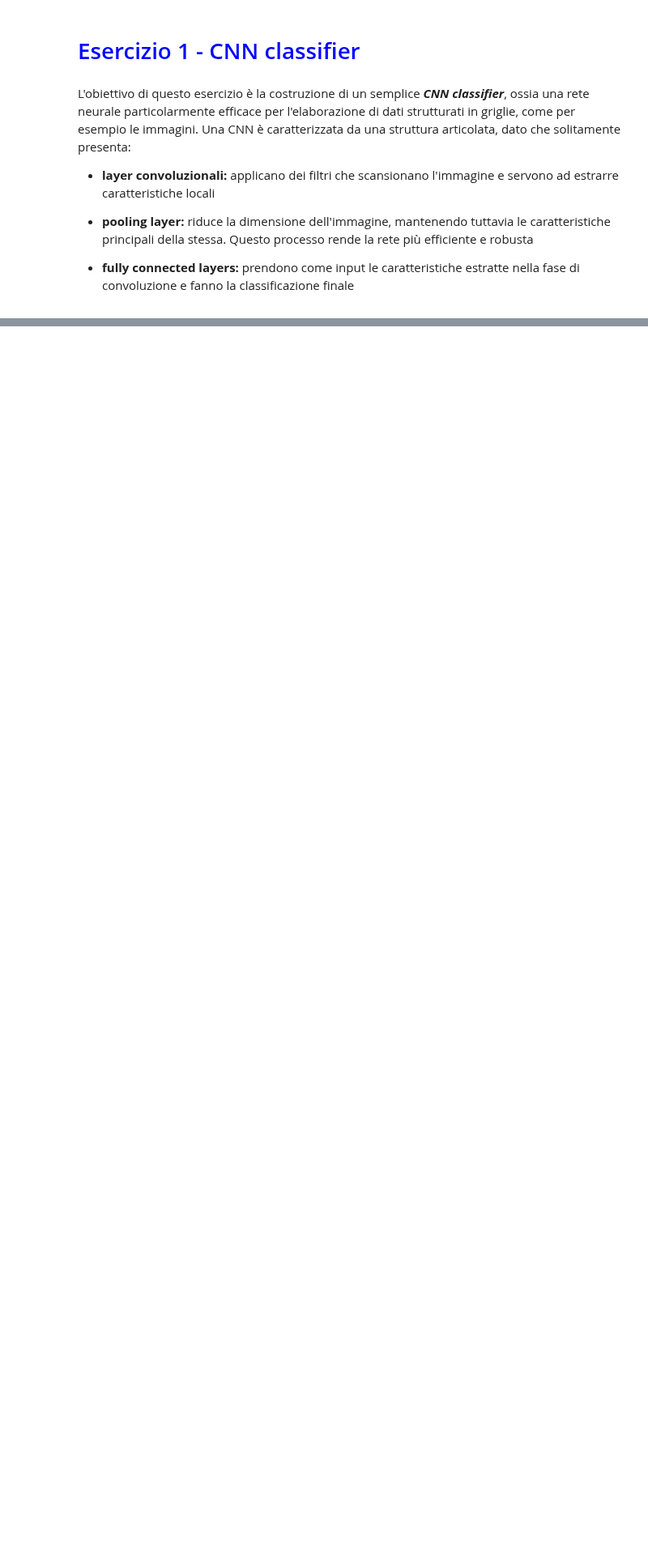
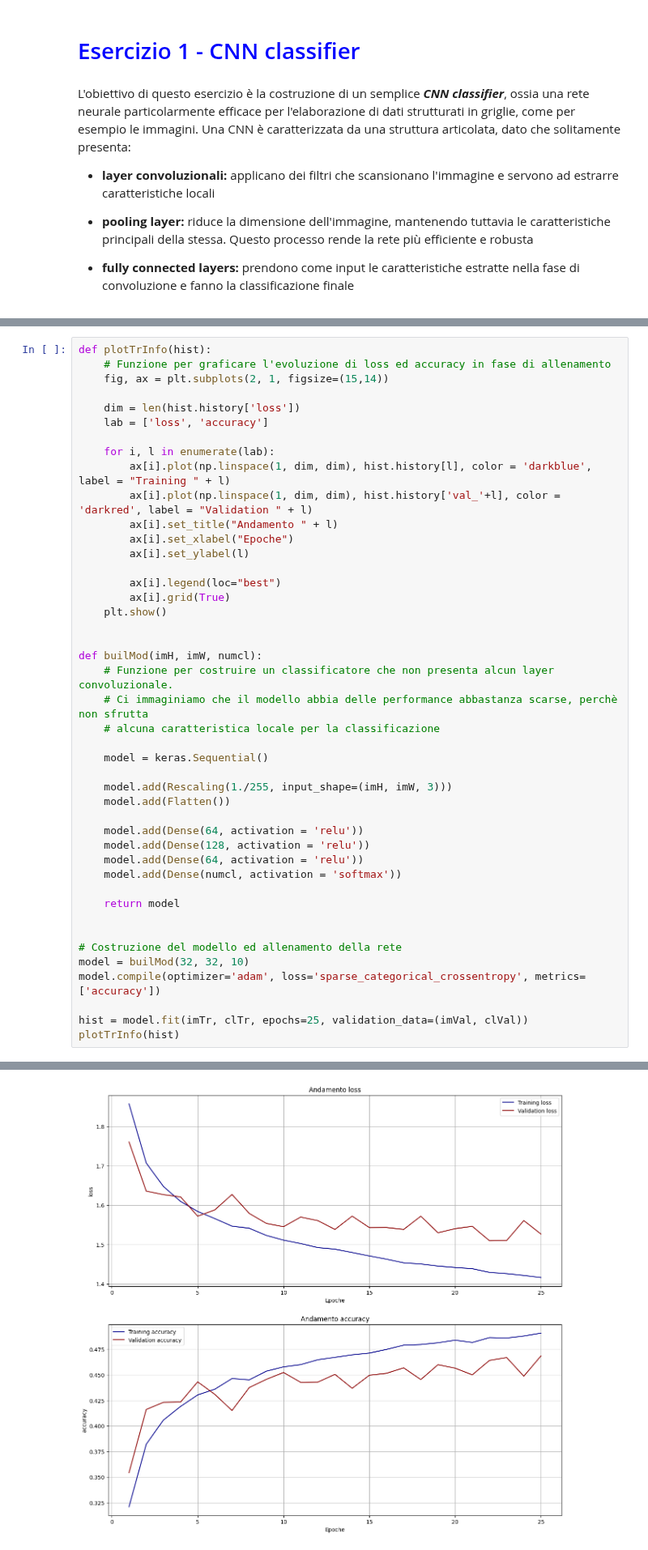
Before and after one commit to Negrini085/DeepLearning, a Jupyter notebook: Esercitazioni/lab_07.ipynb, the cells around one changed output, grey strips where cells are left out. Shown at 81% size. Cells and saved outputs as stored; diff of their text form; blank space fills up the shorter version.

```diff
--- a/Esercitazioni/lab_07.ipynb
+++ b/Esercitazioni/lab_07.ipynb
@@ -68,3 +62,48 @@ Dimensione training label: (50000, 1)
 Dimensione validation data: (10000, 32, 32, 3)
 Dimensione validation label: (10000, 1)
 [figure]
+# %%
+def plotTrInfo(hist):
+    # Funzione per graficare l'evoluzione di loss ed accuracy in fase di allenamento
+    fig, ax = plt.subplots(2, 1, figsize=(15,14))
+
+    dim = len(hist.history['loss'])
+    lab = ['loss', 'accuracy']
+
+    for i, l in enumerate(lab):
+        ax[i].plot(np.linspace(1, dim, dim), hist.history[l], color = 'darkblue', label = "Training " + l)
+        ax[i].plot(np.linspace(1, dim, dim), hist.history['val_'+l], color = 'darkred', label = "Validation " + l)
+        ax[i].set_title("Andamento " + l)
+        ax[i].set_xlabel("Epoche")
+        ax[i].set_ylabel(l)
+
+        ax[i].legend(loc="best")
+        ax[i].grid(True)
+    plt.show()
+
+
+def builMod(imH, imW, numcl):
+    # Funzione per costruire un classificatore che non presenta alcun layer convoluzionale.
+    # Ci immaginiamo che il modello abbia delle performance abbastanza scarse, perchè non sfrutta
+    # alcuna caratteristica locale per la classificazione
+
+    model = keras.Sequential()
+
+    model.add(Rescaling(1./255, input_shape=(imH, imW, 3)))
+    model.add(Flatten())
+
+    model.add(Dense(64, activation = 'relu'))
+    model.add(Dense(128, activation = 'relu'))
+    model.add(Dense(64, activation = 'relu'))
+    model.add(Dense(numcl, activation = 'softmax'))
+
+    return model
+
+
+# Costruzione del modello ed allenamento della rete
+model = builMod(32, 32, 10)
+model.compile(optimizer='adam', loss='sparse_categorical_crossentropy', metrics=['accuracy'])
+
+hist = model.fit(imTr, clTr, epochs=25, validation_data=(imVal, clVal))
+plotTrInfo(hist)
+# %% [output]
@@ -70,0 +129 @@ Dimensione validation label: (10000, 1)
+[figure, added]
```
Also changed, not shown: parts of 3 cells of this notebook.
